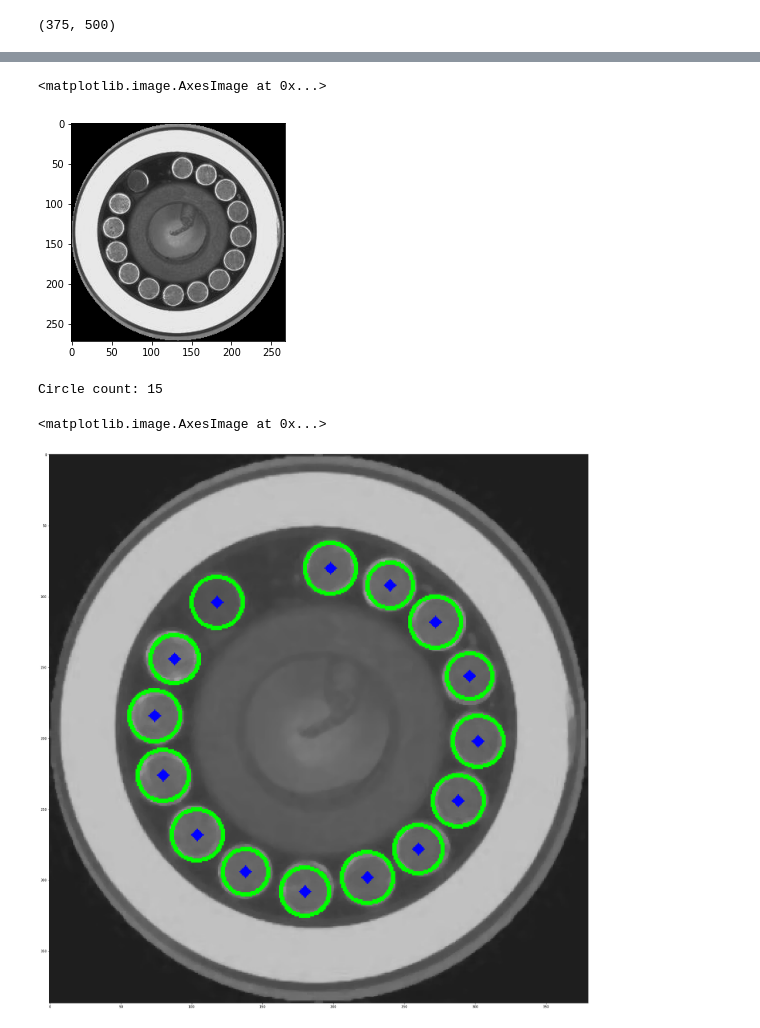
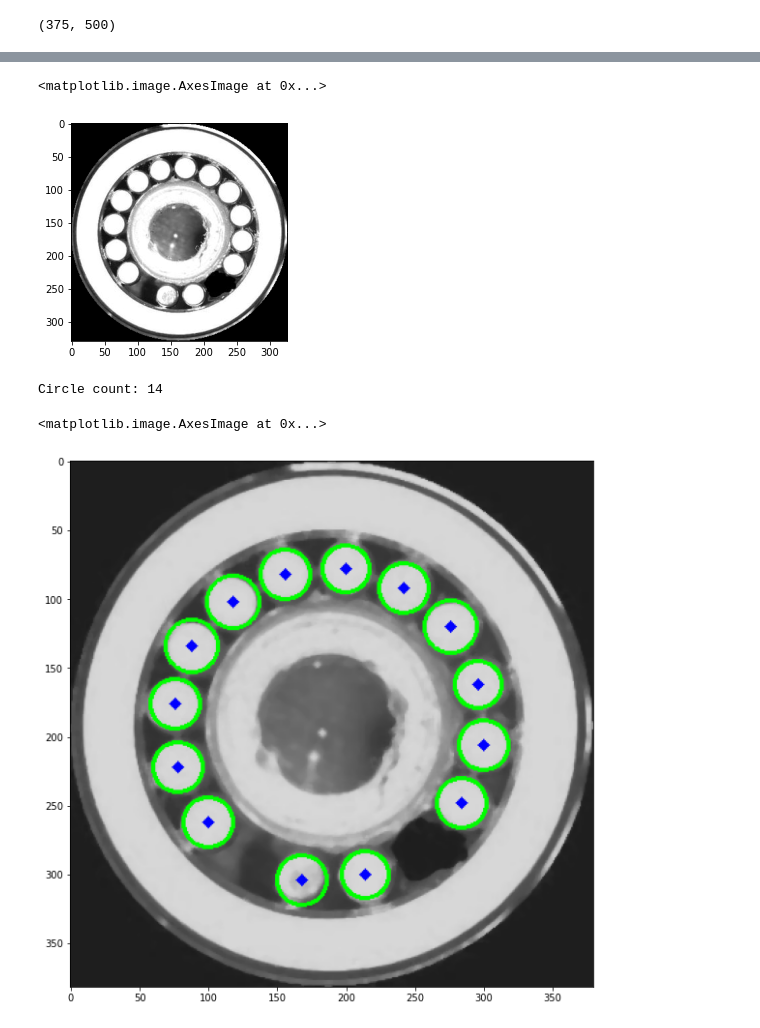
Before and after one commit to sayan0506/Classifying-the-cylindrical-bearings-based-on-needle-count, a Jupyter notebook: Cynlr_3_all_working.ipynb, the cells around one changed output, grey strips where cells are left out. Cells and saved outputs as stored; diff of their text form; code cells hidden in the pictures.

```diff
--- a/Cynlr_3_all_working.ipynb
+++ b/Cynlr_3_all_working.ipynb
@@ -114,12 +110,13 @@ plt.imsave('new.png', im_th)
 # %%
-img = Image.open('/content/new.png')
+img = Image.open('/content/2_test_2.png')
+#plt.imshow(img)
 mywidth = 500
 wpercent = (mywidth/float(img.size[0]))
 hsize = int((float(img.size[1])*float(wpercent)))
 img = img.resize((mywidth,hsize), PIL.Image.ANTIALIAS)
-img = np.array(img)
+img = np.array(img)/255.
+plt.imshow(img, cmap = 'gray')
 #print(img.shape)
-#img.save('resized.jpg')
-plt.imsave('resized.jpg',img)
+plt.imsave('resized.jpg', img)
 img = cv2.imread('resized.jpg')
-img = cv2.cvtColor(img,cv2.COLOR_BGR2GRAY)
+#cv2_imshow(img)
@@ -126,18 +124,0 @@ img = cv2.cvtColor(img,cv2.COLOR_BGR2GRAY)
-# %%
-#gray = cv2.cvtColor(image, cv2.COLOR_BGR2GRAY)
-#img = cv2.GaussianBlur(img, (7,7), sigmaX = -1, sigmaY = -1)
-img = cv2.medianBlur(img,5)
-cimg = cv2.cvtColor(img,cv2.COLOR_GRAY2BGR)
-
-circles = cv2.HoughCircles(img,cv2.HOUGH_GRADIENT,1,20,
-                            param1=50,param2=30,minRadius=5,maxRadius=25)
-
-circles = np.uint16(np.around(circles))
-for i in circles[0,:]:
-    # draw the outer circle
-    cv2.circle(cimg,(i[0],i[1]),i[2],(0,255,0),2)
-    # draw the center of the circle
-    cv2.circle(cimg,(i[0],i[1]),2,(0,0,255),3)
-
-fig = plt.figure(figsize=(50,50))
-plt.imshow(cimg)
@@ -153,12 +124,0 @@ plt.imsave('new.png', im_th)
-# %%
-img = Image.open('/content/drive/MyDrive/Cylindrical Bearings/Bad/3.bmp')
-#plt.imshow(img)
-mywidth = 500
-wpercent = (mywidth/float(img.size[0]))
-hsize = int((float(img.size[1])*float(wpercent)))
-img = img.resize((mywidth,hsize), PIL.Image.ANTIALIAS)
-img = np.array(img)
-#print(img.shape)
-plt.imsave('resized.jpg', img)
-img = cv2.imread('resized.jpg')
-cv2_imshow(img)
@@ -255,7 +196,7 @@ crop = masked_data[y:y+h,x:x+w]
 plt.imshow(crop, cmap = 'gray')
 # %% [output]
 <matplotlib.image.AxesImage at 0x...>
-[figure, old version]
+[figure, new version]
 # %%
 plt.imsave('new.jpg',crop)
 # %%
@@ -272,23 +213,23 @@ img = cv2.cvtColor(img,cv2.COLOR_BGR2GRAY)
 # %%
 #gray = cv2.cvtColor(image, cv2.COLOR_BGR2GRAY)
 #img = cv2.GaussianBlur(img, (7,7), sigmaX = -1, sigmaY = -1)
 img = cv2.medianBlur(img,5)
 cimg = cv2.cvtColor(img,cv2.COLOR_GRAY2BGR)
 #edges = cv2.Canny(img,20,80,apertureSize = 3)
 circles = cv2.HoughCircles(img,cv2.HOUGH_GRADIENT,1,20,
                             param1= 50,param2=30,minRadius=5,maxRadius=25)
 
 circles = np.uint16(np.around(circles))
 print(f'Circle count: {len(circles[0,:])}')
 for i in circles[0,:]:
     # draw the outer circle
     cv2.circle(cimg,(i[0],i[1]),i[2],(0,255,0),2)
     # draw the center of the circle
     cv2.circle(cimg,(i[0],i[1]),2,(0,0,255),3)
 
-fig = plt.figure(figsize=(30,30))
+fig = plt.figure(figsize=(10,10))
 plt.imshow(cimg)
 # %% [output]
-Circle count: 15
+Circle count: 14
 <matplotlib.image.AxesImage at 0x...>
-[figure, old version]
+[figure, new version]
```
Also changed, not shown: parts of 12 cells of this notebook.
